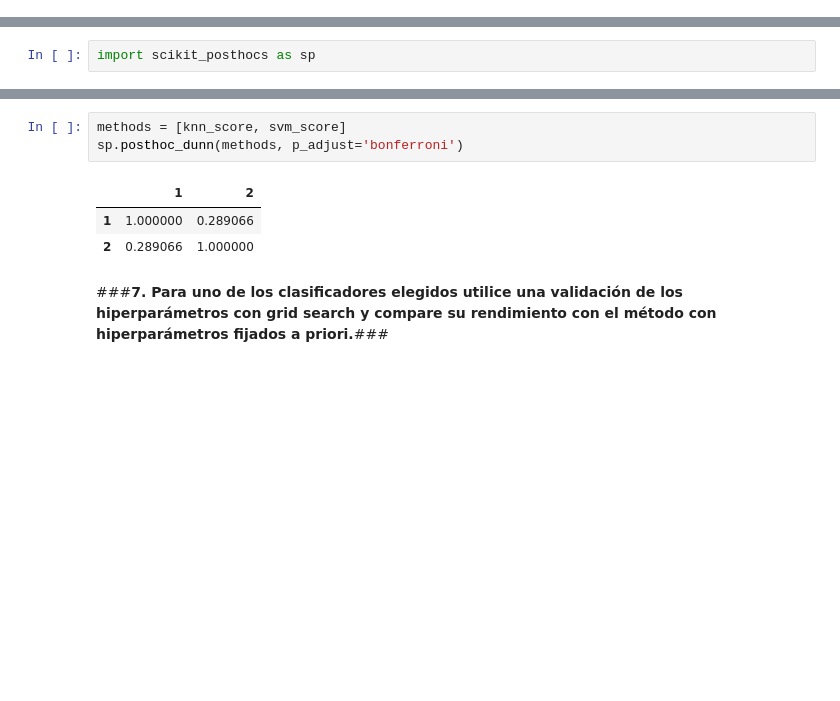
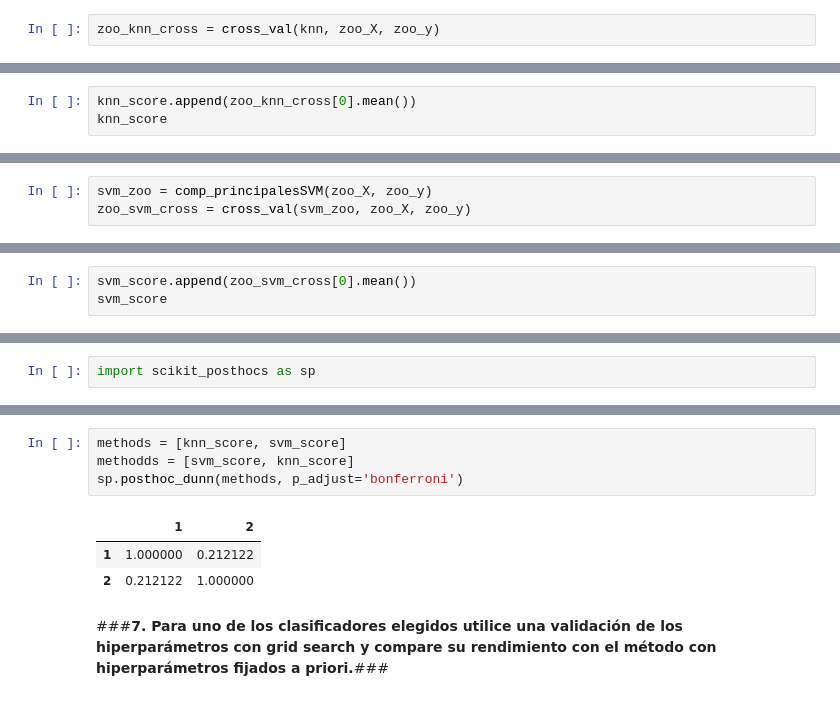
Before and after one commit to victoriapl01/Mineria_De_Datos, a Jupyter notebook: Practica2_1_IMD.ipynb, the cells around one changed output, grey strips where cells are left out. Saved outputs shown, nothing was run; the diff lists cells and outputs as text; blank space fills up the shorter version.

```diff
--- a/Practica2_1_IMD.ipynb
+++ b/Practica2_1_IMD.ipynb
@@ -727,0 +816,2 @@ svm_score
+# %%
+zoo_knn_cross = cross_val(knn, zoo_X, zoo_y)
@@ -727,0 +821,3 @@ svm_score
+# %%
+knn_score.append(zoo_knn_cross[0].mean())
+knn_score
@@ -727,0 +835,3 @@ svm_score
+# %%
+svm_zoo = comp_principalesSVM(zoo_X, zoo_y)
+zoo_svm_cross = cross_val(svm_zoo, zoo_X, zoo_y)
@@ -727,0 +842,3 @@ svm_score
+# %%
+svm_score.append(zoo_svm_cross[0].mean())
+svm_score
@@ -885,10 +1049,11 @@ sp.posthoc_dunn(methods, p_adjust='bonferroni')
 # %%
 methods = [knn_score, svm_score]
+methodds = [svm_score, knn_score]
 sp.posthoc_dunn(methods, p_adjust='bonferroni')
 # %% [output]
 |  | 1 | 2 |
-| 1 | 1.000000 | 0.289066 |
-| 2 | 0.289066 | 1.000000 |
+| 1 | 1.000000 | 0.212122 |
+| 2 | 0.212122 | 1.000000 |
 # %% [markdown]
 ###**7. Para uno de los clasificadores elegidos utilice una validación de los hiperparámetros con grid search y compare su rendimiento con el método con hiperparámetros fijados a priori.**###
 # %% [markdown]
```
Also changed, not shown: parts of 74 cells of this notebook, 7 other files.
